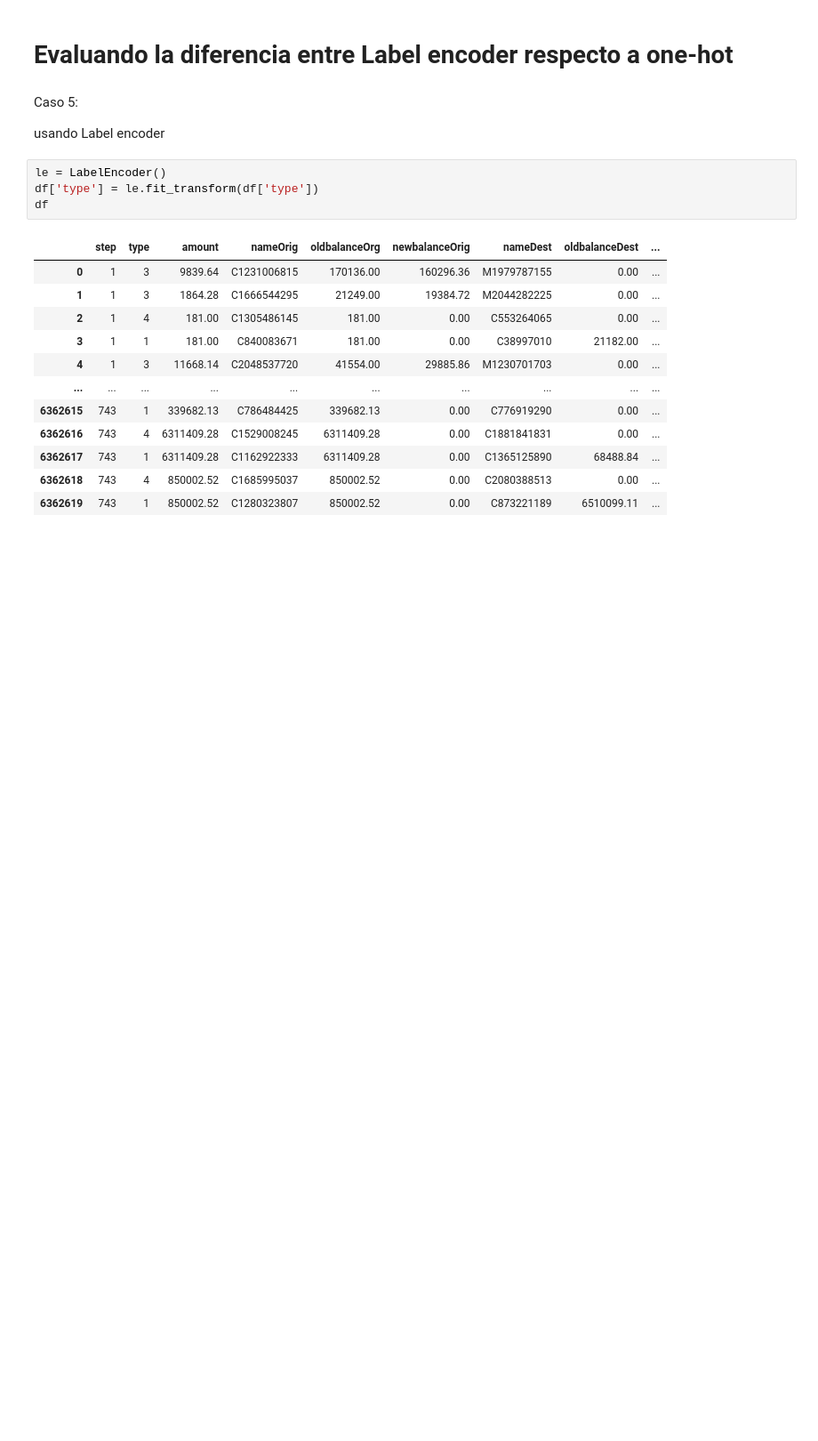
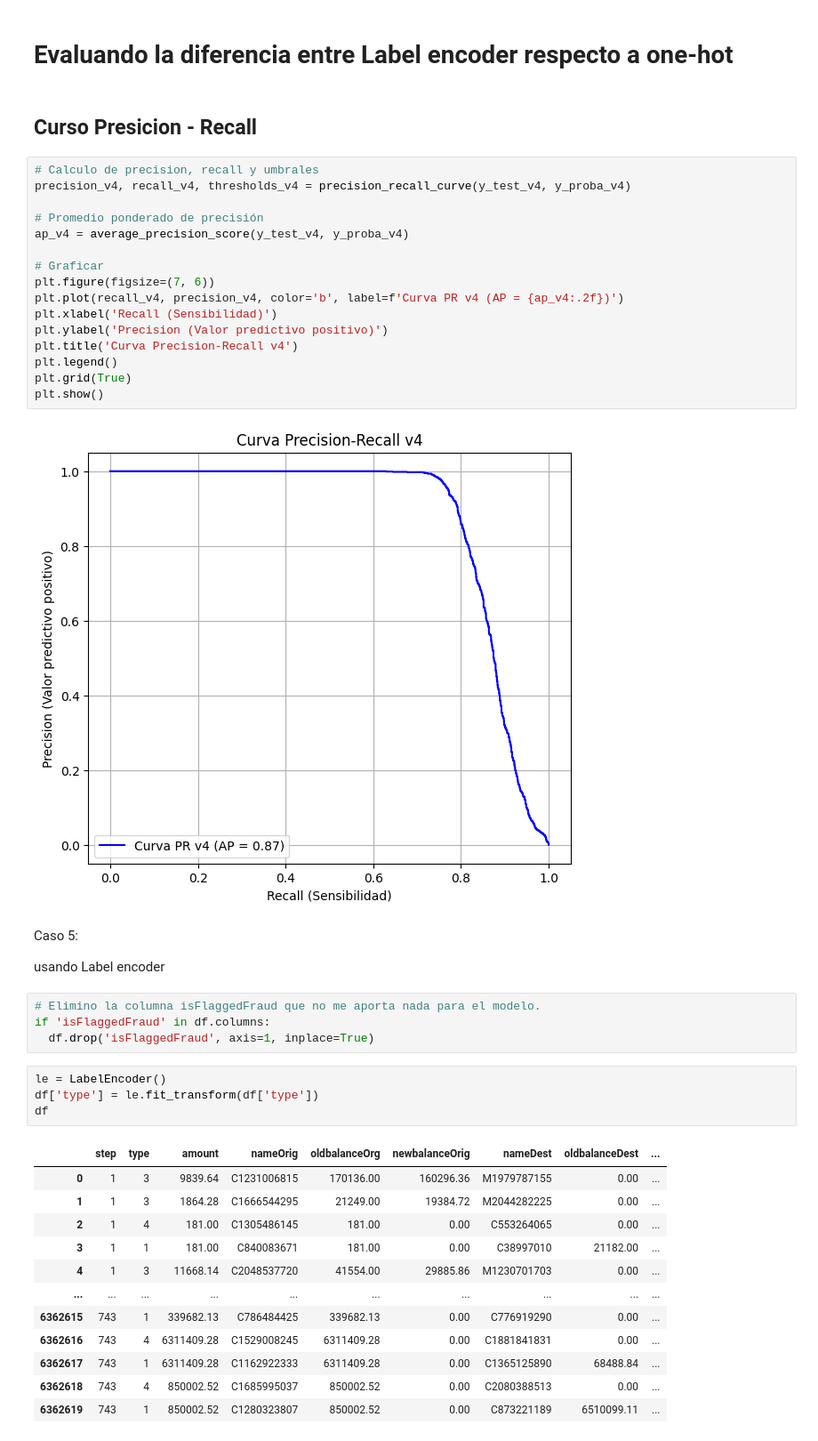
Before and after one commit to haguerrero/proyecto_fraudes, a Jupyter notebook: proyecto_transacciones_fraudulentas_hugo.ipynb, the cells around one changed output. Shown at 89% size. Drawn from its saved outputs; the diff is of its cells as text; blank space fills up the shorter version.

```diff
--- a/proyecto_transacciones_fraudulentas_hugo.ipynb
+++ b/proyecto_transacciones_fraudulentas_hugo.ipynb
@@ -795,9 +946,33 @@ plt.show()
 # %% [markdown]
 # Evaluando la diferencia entre Label encoder respecto a one-hot
+# %% [markdown]
+## Curso Presicion - Recall
+# %%
+# Calculo de precision, recall y umbrales
+precision_v4, recall_v4, thresholds_v4 = precision_recall_curve(y_test_v4, y_proba_v4)
+
+# Promedio ponderado de precisión
+ap_v4 = average_precision_score(y_test_v4, y_proba_v4)
+
+# Graficar
+plt.figure(figsize=(7, 6))
+plt.plot(recall_v4, precision_v4, color='b', label=f'Curva PR v4 (AP = {ap_v4:.2f})')
+plt.xlabel('Recall (Sensibilidad)')
+plt.ylabel('Precision (Valor predictivo positivo)')
+plt.title('Curva Precision-Recall v4')
+plt.legend()
+plt.grid(True)
+plt.show()
+# %% [output]
+[figure, added]
 # %% [markdown]
 Caso 5:
 
 usando Label encoder
+# %%
+# Elimino la columna isFlaggedFraud que no me aporta nada para el modelo.
+if 'isFlaggedFraud' in df.columns:
+  df.drop('isFlaggedFraud', axis=1, inplace=True)
 # %%
 le = LabelEncoder()
 df['type'] = le.fit_transform(df['type'])
```
Also changed, not shown: parts of 57 cells of this notebook.
